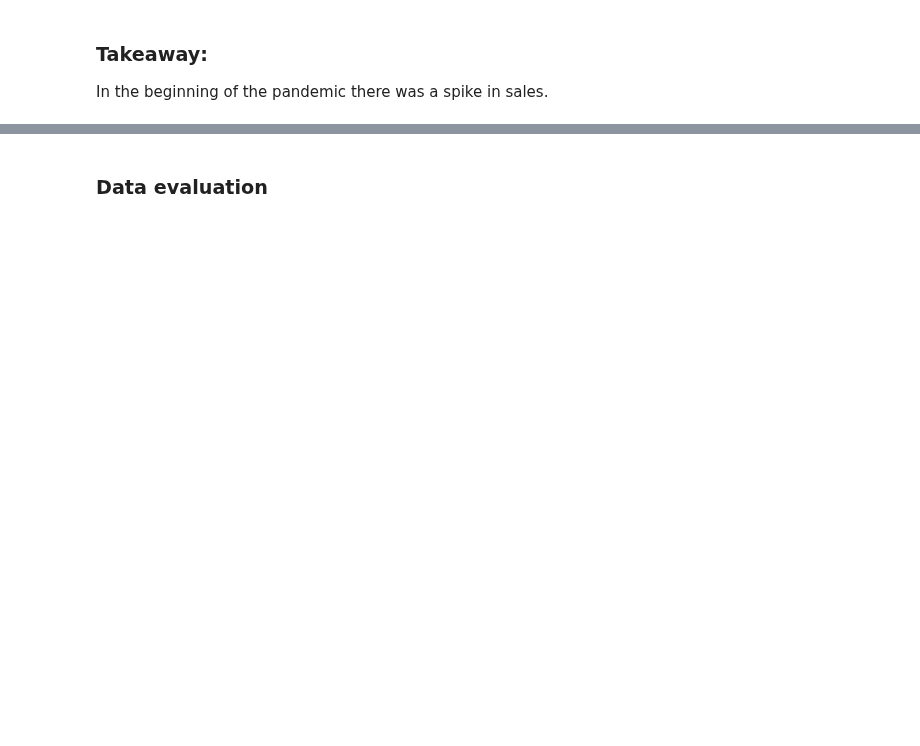
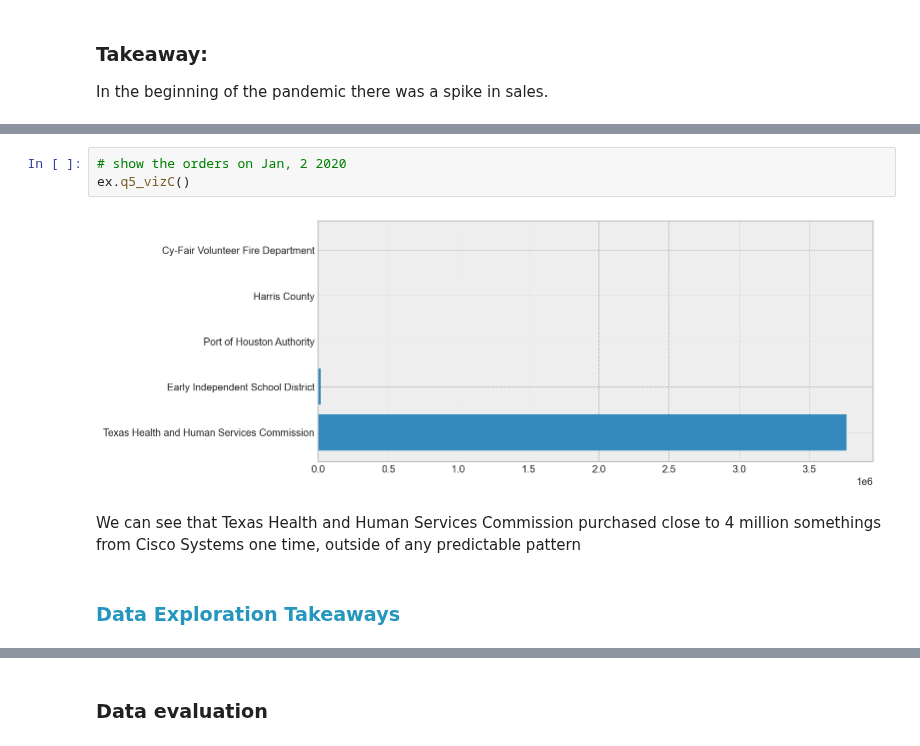
Before and after one commit to The-Real-MVPs/cisco-time-series-analysis, a Jupyter notebook: draft_final_notebook.ipynb, the cells around one changed output, grey strips where cells are left out. Drawn from its saved outputs; the diff is of its cells as text; blank space fills up the shorter version.

```diff
--- a/draft_final_notebook.ipynb
+++ b/draft_final_notebook.ipynb
@@ -403,0 +233,9 @@ To run my models I use two different iterations. The first one takes only the da
+# %%
+# show the orders on Jan, 2 2020
+ex.q5_vizC()
+# %% [output]
+[figure, added]
+# %% [markdown]
+We can see that Texas Health and Human Services Commission purchased close to 4 million somethings from Cisco Systems one time, outside of any predictable pattern
+# %% [markdown]
+<h3 style="color:#2596be;">Data Exploration Takeaways</h3>
```
Also changed, not shown: parts of 141 cells of this notebook.
